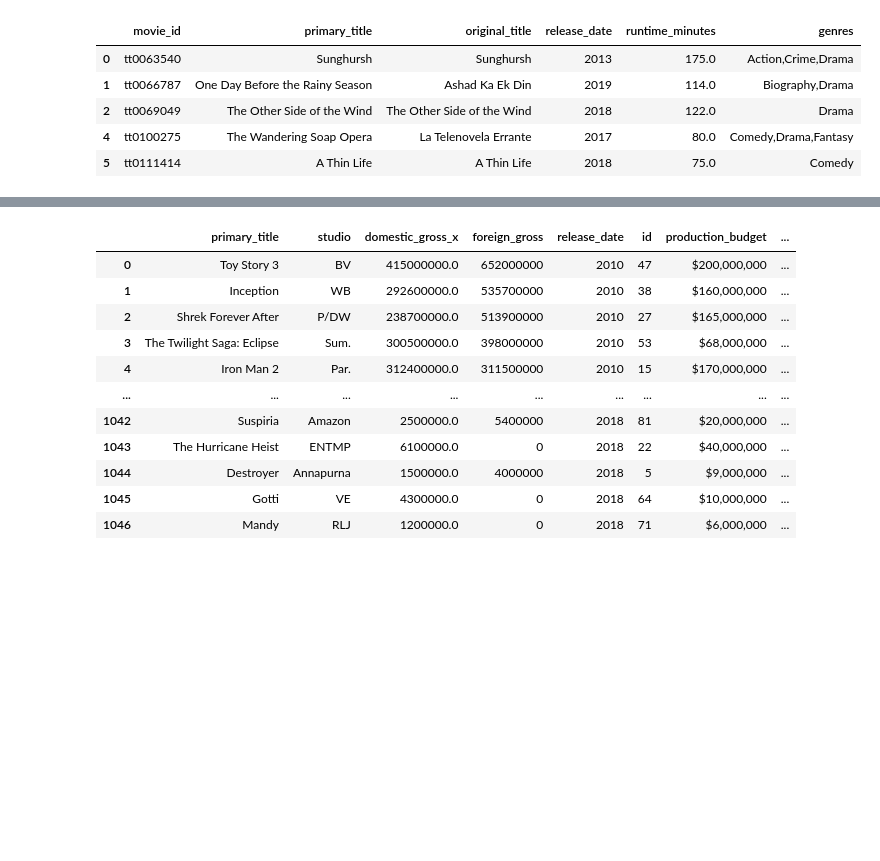
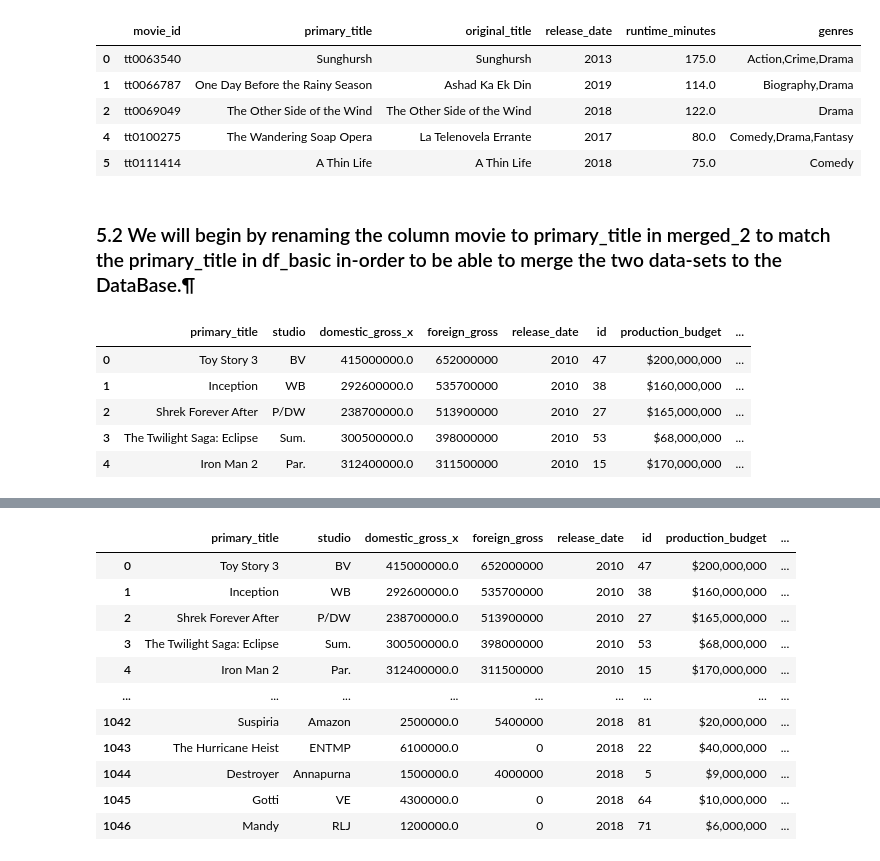
Before and after one commit to Luccy-svg/New_Movie_Studio_Project, a Jupyter notebook: student.ipynb, the cells around one changed output, grey strips where cells are left out. Drawn from its saved outputs; the diff is of its cells as text; code cells hidden in the pictures; blank space fills up the shorter version.

```diff
--- a/student.ipynb
+++ b/student.ipynb
@@ -697,5 +701,15 @@ df_basics.head()
 | 2 | tt0069049 | The Other Side of the Wind | The Other Side of the Wind | 2018 | 122.0 | Drama |
 | 4 | tt0100275 | The Wandering Soap Opera | La Telenovela Errante | 2017 | 80.0 | Comedy,Drama,Fantasy |
 | 5 | tt0111414 | A Thin Life | A Thin Life | 2018 | 75.0 | Comedy |
+# %% [markdown]
+### 5.2 We will begin by renaming the column movie to primary_title in merged_2 to match the primary_title in df_basic in-order to be able to merge the two data-sets to the DataBase.¶
 # %%
 merged_2.rename(columns={'movie': 'primary_title'}, inplace=True)
+merged_2.head()
+# %% [output]
+|  | primary_title | studio | domestic_gross_x | foreign_gross | release_date | id | production_budget | ... |
+| 0 | Toy Story 3 | BV | 415000000.0 | 652000000 | 2010 | 47 | $200,000,000 | ... |
+| 1 | Inception | WB | 292600000.0 | 535700000 | 2010 | 38 | $160,000,000 | ... |
+| 2 | Shrek Forever After | P/DW | 238700000.0 | 513900000 | 2010 | 27 | $165,000,000 | ... |
+| 3 | The Twilight Saga: Eclipse | Sum. | 300500000.0 | 398000000 | 2010 | 53 | $68,000,000 | ... |
+| 4 | Iron Man 2 | Par. | 312400000.0 | 311500000 | 2010 | 15 | $170,000,000 | ... |
```
Also changed, not shown: parts of 26 cells of this notebook.
